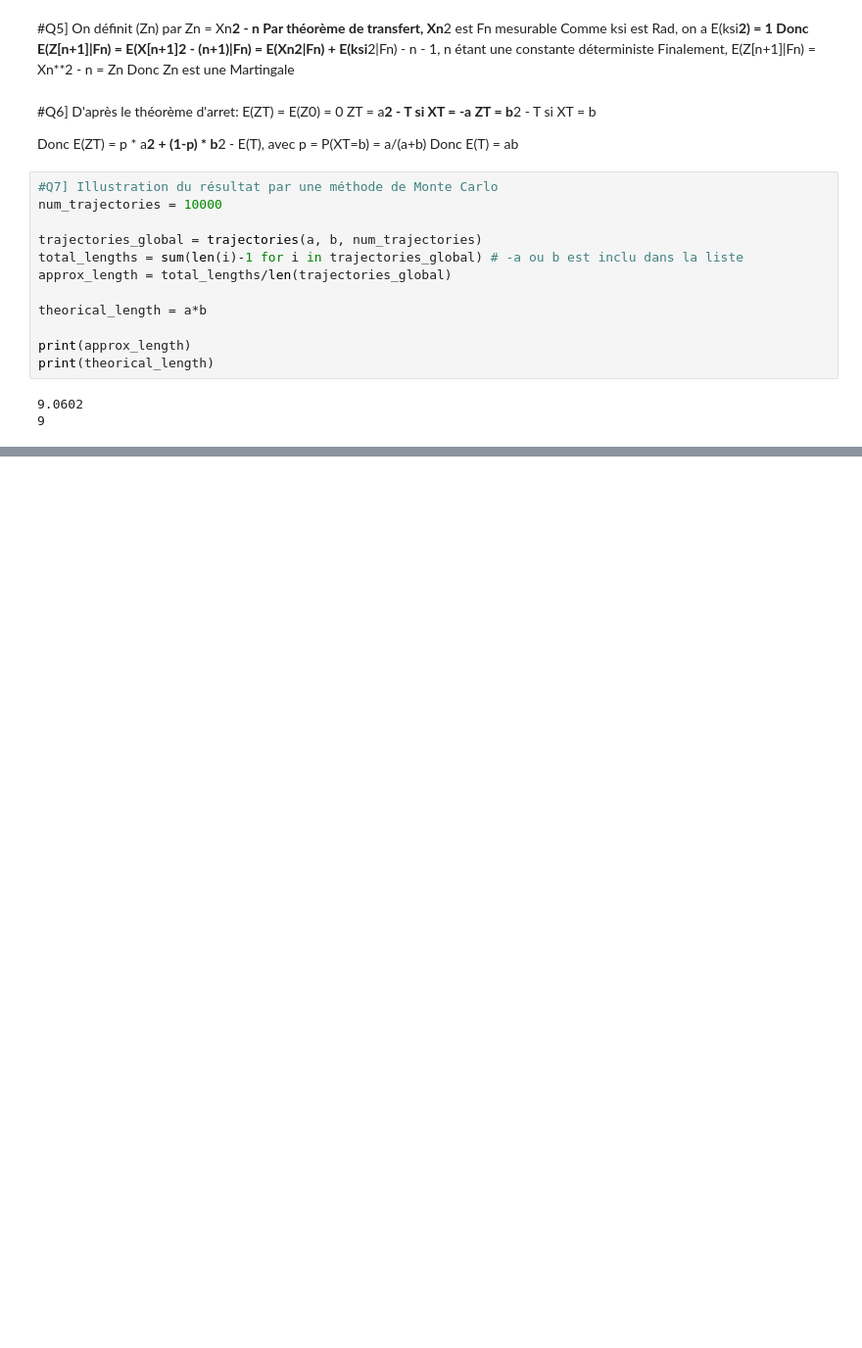
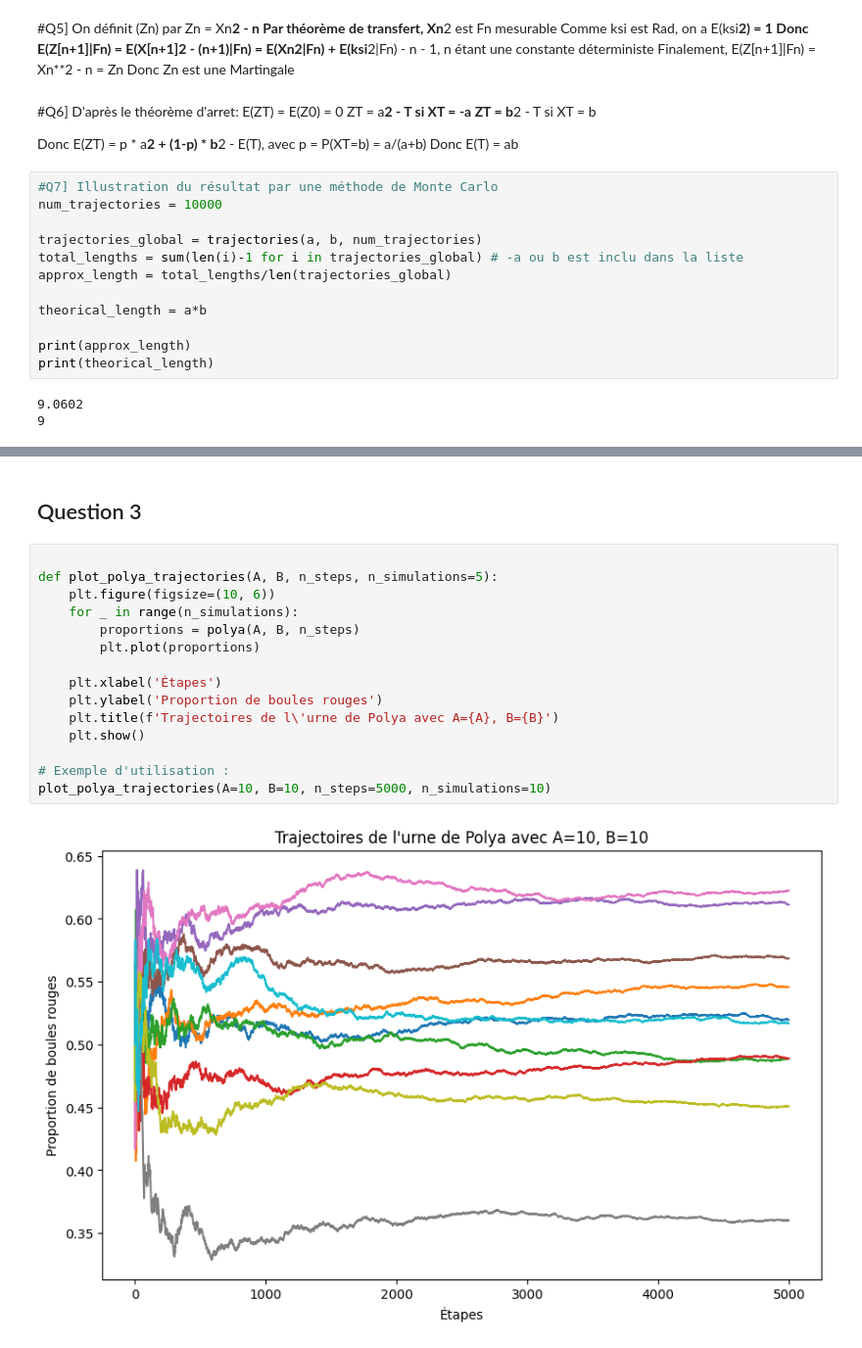
Before and after one commit to nossa-y/stochastic_process, a Jupyter notebook: TP1_nossa_iyamu.ipynb, the cells around one changed output, grey strips where cells are left out. Shown at 98% size. Cells and saved outputs as stored; diff of their text form; blank space fills up the shorter version.

```diff
--- a/TP1_nossa_iyamu.ipynb
+++ b/TP1_nossa_iyamu.ipynb
@@ -129,0 +246,19 @@ print(theorical_length)
+# %% [markdown]
+## Question 3
+# %%
+
+def plot_polya_trajectories(A, B, n_steps, n_simulations=5):
+    plt.figure(figsize=(10, 6))
+    for _ in range(n_simulations):
+        proportions = polya(A, B, n_steps)
+        plt.plot(proportions)
+
+    plt.xlabel('Étapes')
+    plt.ylabel('Proportion de boules rouges')
+    plt.title(f'Trajectoires de l\'urne de Polya avec A={A}, B={B}')
+    plt.show()
+
+# Exemple d'utilisation :
+plot_polya_trajectories(A=10, B=10, n_steps=5000, n_simulations=10)
+# %% [output]
+[figure, added]
```
Also changed, not shown: parts of 24 cells of this notebook, 1 other file.
